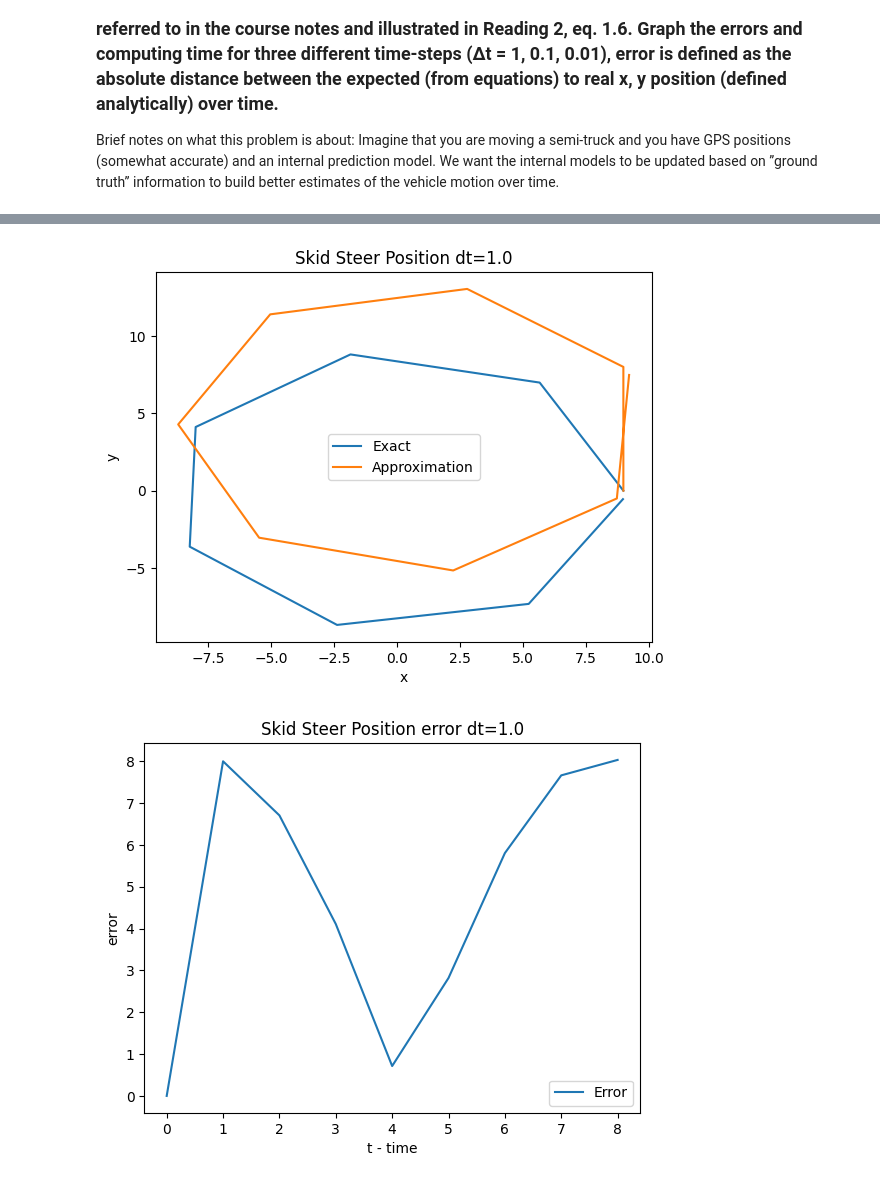
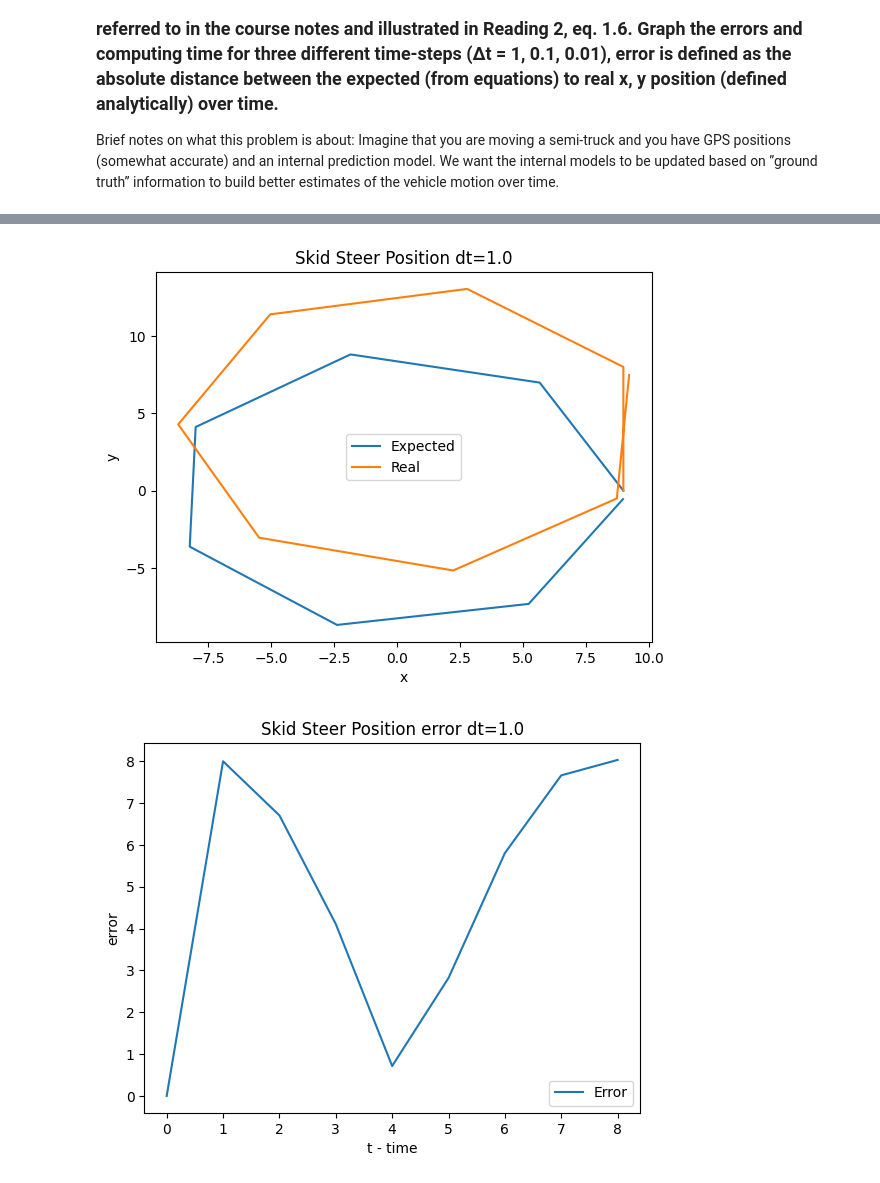
Before and after one commit to ActualTurtle/cs5510_midterm, a Jupyter notebook: 2_OpenLoopControl/2_OpenLoopControl.ipynb, the cells around one changed output, grey strips where cells are left out. Saved outputs shown, nothing was run; the diff lists cells and outputs as text; code cells hidden in the pictures.

```diff
--- a/2_OpenLoopControl/2_OpenLoopControl.ipynb
+++ b/2_OpenLoopControl/2_OpenLoopControl.ipynb
@@ -130,7 +143,7 @@ Brief notes on what this problem is about: Imagine that you are moving a semi-tr
 DT = [1.0, 0.1, 0.01]
 R = 9.0  # Radius of the circcle
 V = 8.0 # Average veloocity between wheels
-OMEGA = V / R
+OMEGA = V / R  # Angular Velocity, used to derive the expected position conidering a true constant velocity
 
 # Respective v_left and v_right to drive in a circel of radius R
 V_LEFT = V - (V*W)/(2 * R)
@@ -138,7 +151,7 @@ V_RIGHT = 2 * V - V_LEFT
 
 
 for dt in DT:
-    steps = int(8 * 1/dt)
+    steps = int(8 * 1/dt) # Dynamically assigns the number of steps to complete a full circle
 
     x_real = [R]
     x_ex = [R]
@@ -155,34 +168,36 @@ for dt in DT:
     for i in range(steps):
         x_new, y_new, theta_new = skid_steer_kin(V_LEFT, V_RIGHT, x_real[i], y_real[i], theta_real[i], dt)
         x_real.append(x_new)
         y_real.append(y_new)
         theta_real.append(theta_new)
 
+        # Calculate the expected values based on constant velocity and previous expected theta, follows the circle according to
+        # constant angular velocity
         x_ex.append(R * math.cos(theta_ex[i]))
         y_ex.append(R * math.sin(theta_ex[i]))
         theta_ex.append(theta_ex[i] + OMEGA * dt)
 
         t.append(t[i] + dt)
 
         error.append(math.sqrt(pow(abs(x_real[i] - x_ex[i]), 2) + pow(abs(y_real[i] - y_ex[i]), 2)))
 
     error.append(math.sqrt(pow(abs(x_real[steps] - x_ex[steps]), 2) + pow(abs(y_real[steps] - y_ex[steps]), 2)))
 
-    plt.plot(x_ex, y_ex, label="Exact")
+    plt.plot(x_ex, y_ex, label="Expected")
     print()
-    plt.plot(x_real, y_real, label="Approximation")
+    plt.plot(x_real, y_real, label="Real")
     plt.title("Skid Steer Position dt=" + str(dt))
     plt.legend()
     plt.xlabel("x")
     plt.ylabel("y")
     plt.show()
 
     plt.plot(t, error, label="Error")
     plt.title("Skid Steer Position error dt=" + str(dt))
     plt.legend()
     plt.xlabel("t - time")
     plt.ylabel("error")
     plt.show()
 # %% [output]
-[figure, old version]
+[figure, new version]
 [figure]
```
Also changed, not shown: parts of 5 cells of this notebook.
